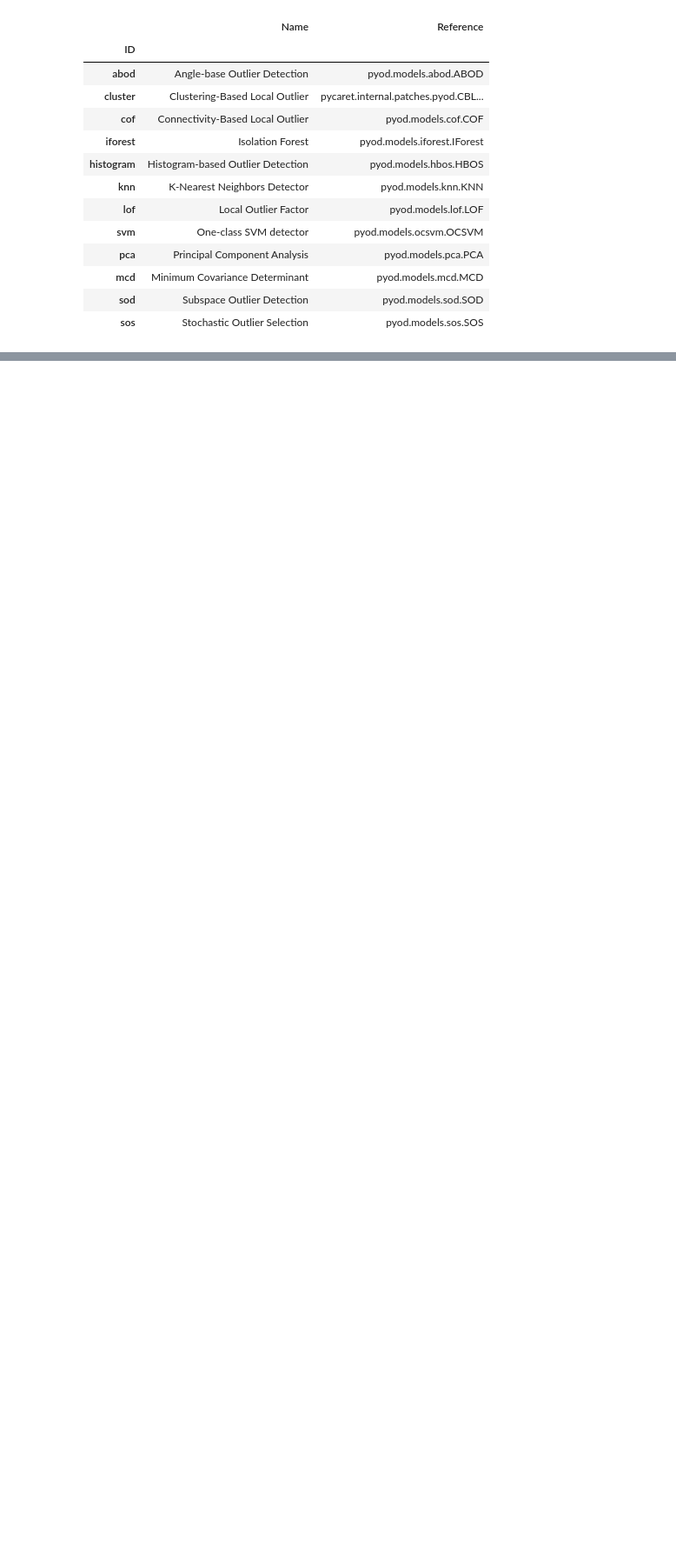
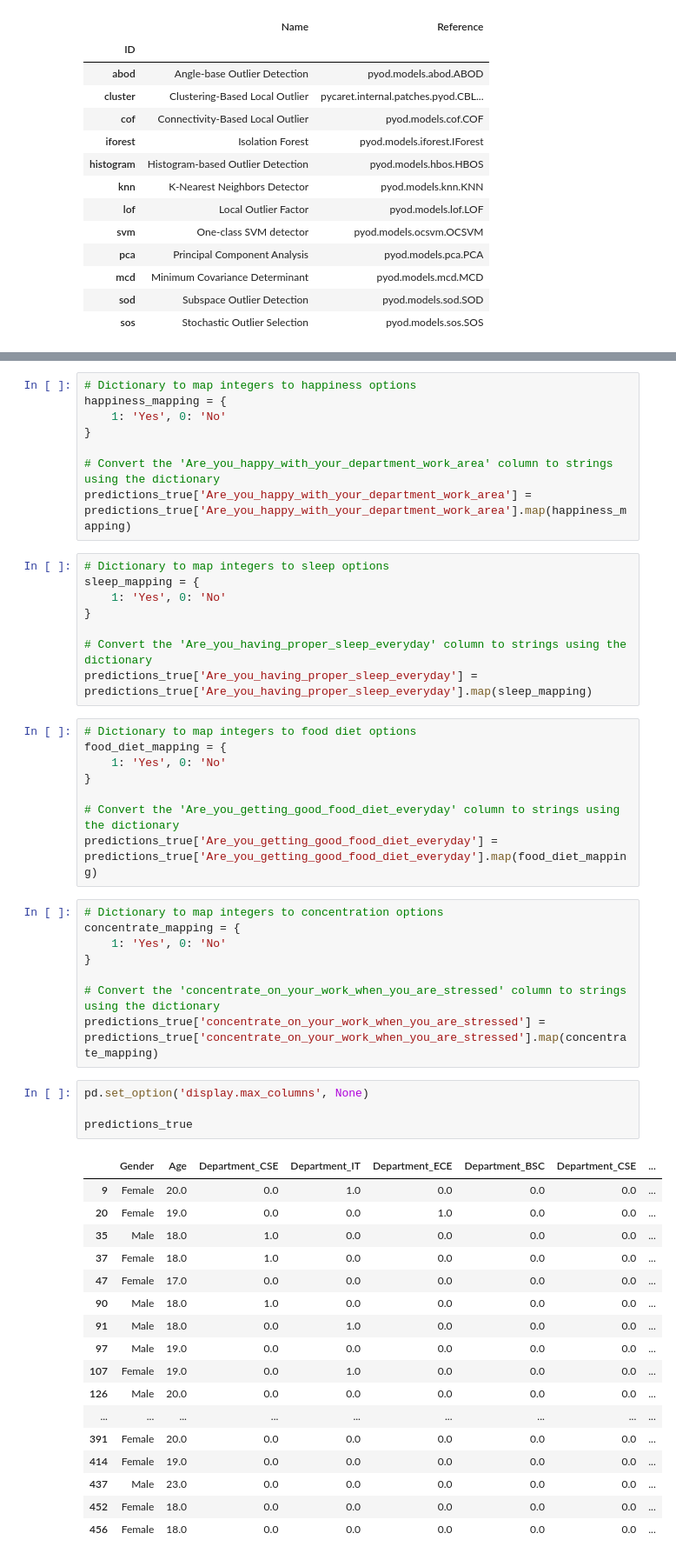
Before and after one commit to violettance/jupyter_notebooks, a Jupyter notebook: anomaly_detection.ipynb, the cells around one changed output, grey strips where cells are left out. Shown at 87% size. Drawn from its saved outputs; the diff is of its cells as text; blank space fills up the shorter version.

```diff
--- a/anomaly_detection.ipynb
+++ b/anomaly_detection.ipynb
@@ -131,0 +279,54 @@ predictions[predictions["Anomaly"] == 1]
+# %%
+# Dictionary to map integers to happiness options
+happiness_mapping = {
+    1: 'Yes', 0: 'No'
+}
+
+# Convert the 'Are_you_happy_with_your_department_work_area' column to strings using the dictionary
+predictions_true['Are_you_happy_with_your_department_work_area'] = predictions_true['Are_you_happy_with_your_department_work_area'].map(happiness_mapping)
+# %%
+# Dictionary to map integers to sleep options
+sleep_mapping = {
+    1: 'Yes', 0: 'No'
+}
+
+# Convert the 'Are_you_having_proper_sleep_everyday' column to strings using the dictionary
+predictions_true['Are_you_having_proper_sleep_everyday'] = predictions_true['Are_you_having_proper_sleep_everyday'].map(sleep_mapping)
+# %%
+# Dictionary to map integers to food diet options
+food_diet_mapping = {
+    1: 'Yes', 0: 'No'
+}
+
+# Convert the 'Are_you_getting_good_food_diet_everyday' column to strings using the dictionary
+predictions_true['Are_you_getting_good_food_diet_everyday'] = predictions_true['Are_you_getting_good_food_diet_everyday'].map(food_diet_mapping)
+# %%
+# Dictionary to map integers to concentration options
+concentrate_mapping = {
+    1: 'Yes', 0: 'No'
+}
+
+# Convert the 'concentrate_on_your_work_when_you_are_stressed' column to strings using the dictionary
+predictions_true['concentrate_on_your_work_when_you_are_stressed'] = predictions_true['concentrate_on_your_work_when_you_are_stressed'].map(concentrate_mapping)
+# %%
+pd.set_option('display.max_columns', None)
+
+predictions_true
+# %% [output]
+|  | Gender | Age | Department_CSE | Department_IT | Department_ECE | Department_BSC | Department_CSE | ... |
+| 9 | Female | 20.0 | 0.0 | 1.0 | 0.0 | 0.0 | 0.0 | ... |
+| 20 | Female | 19.0 | 0.0 | 0.0 | 1.0 | 0.0 | 0.0 | ... |
+| 35 | Male | 18.0 | 1.0 | 0.0 | 0.0 | 0.0 | 0.0 | ... |
+| 37 | Female | 18.0 | 1.0 | 0.0 | 0.0 | 0.0 | 0.0 | ... |
+| 47 | Female | 17.0 | 0.0 | 0.0 | 0.0 | 0.0 | 0.0 | ... |
+| 90 | Male | 18.0 | 1.0 | 0.0 | 0.0 | 0.0 | 0.0 | ... |
+| 91 | Male | 18.0 | 0.0 | 1.0 | 0.0 | 0.0 | 0.0 | ... |
+| 97 | Male | 19.0 | 0.0 | 0.0 | 0.0 | 0.0 | 0.0 | ... |
+| 107 | Female | 19.0 | 0.0 | 1.0 | 0.0 | 0.0 | 0.0 | ... |
+| 126 | Male | 20.0 | 0.0 | 0.0 | 0.0 | 0.0 | 0.0 | ... |
+| ... | ... | ... | ... | ... | ... | ... | ... | ... |
+| 391 | Female | 20.0 | 0.0 | 0.0 | 0.0 | 0.0 | 0.0 | ... |
+| 414 | Female | 19.0 | 0.0 | 0.0 | 0.0 | 0.0 | 0.0 | ... |
+| 437 | Male | 23.0 | 0.0 | 0.0 | 0.0 | 0.0 | 0.0 | ... |
+| 452 | Female | 18.0 | 0.0 | 0.0 | 0.0 | 0.0 | 0.0 | ... |
+| 456 | Female | 18.0 | 0.0 | 0.0 | 0.0 | 0.0 | 0.0 | ... |
```
Also changed, not shown: parts of 44 cells of this notebook, 5 other files.
